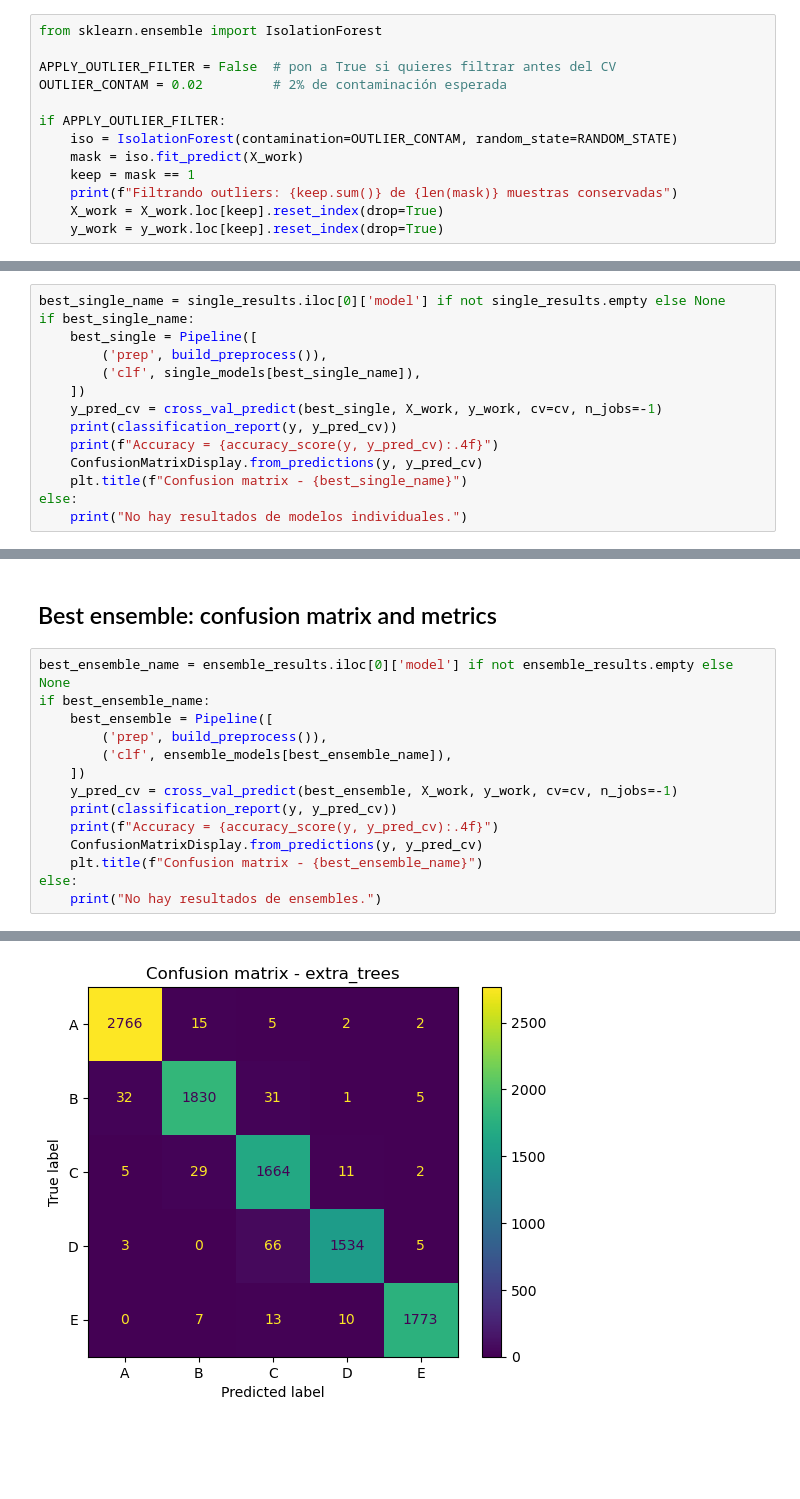
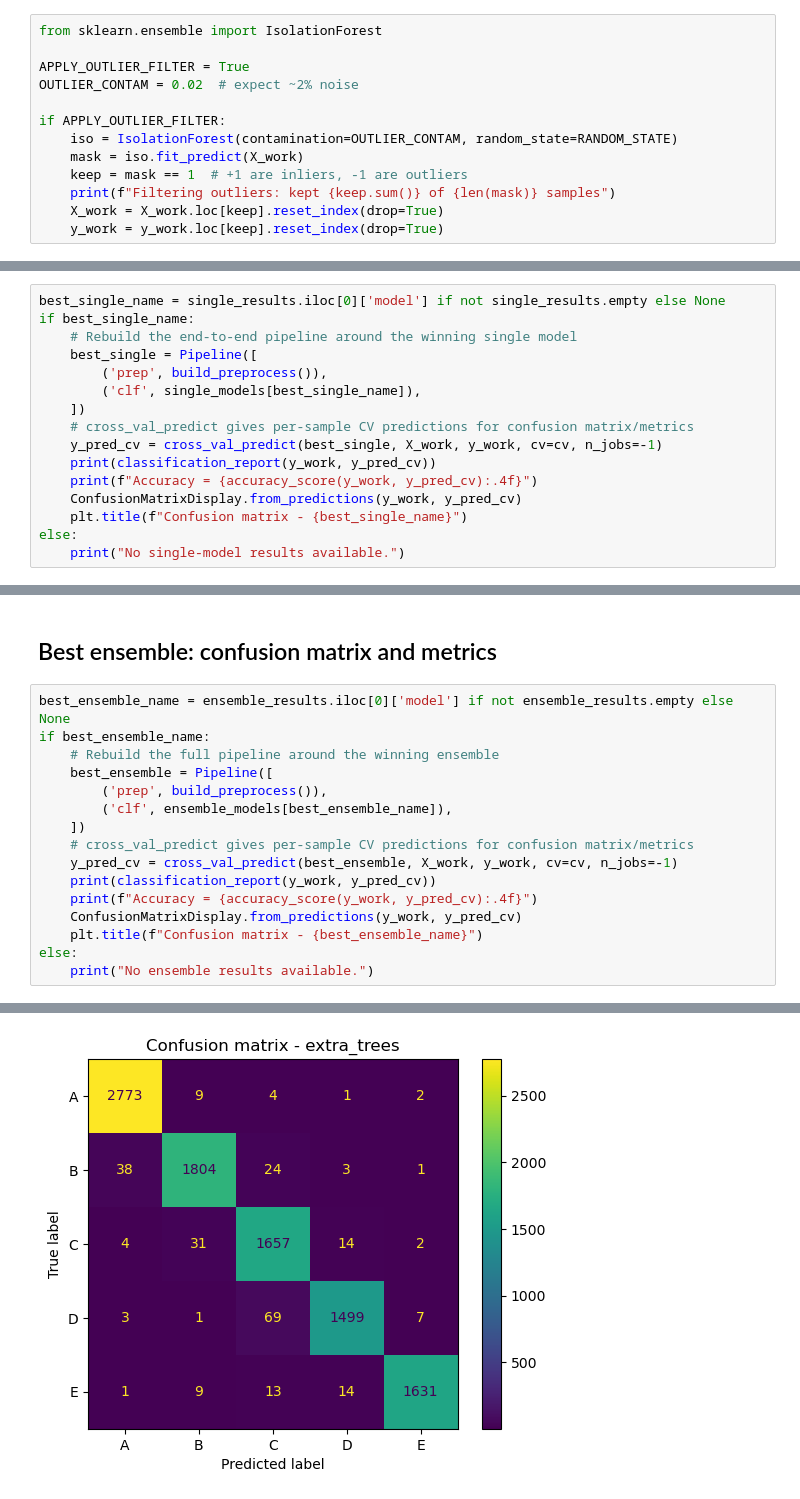
Before and after one commit to AlejandroB10/06-supervised-learning, a Jupyter notebook: ml_lab6.ipynb, the cells around one changed output, grey strips where cells are left out. Drawn from its saved outputs; the diff is of its cells as text; blank space fills up the shorter version.

```diff
--- a/ml_lab6.ipynb
+++ b/ml_lab6.ipynb
@@ -126,13 +126,13 @@ The handout suggests filtering outliers. A light IsolationForest filter is provi
 # %%
 from sklearn.ensemble import IsolationForest
 
-APPLY_OUTLIER_FILTER = False  # pon a True si quieres filtrar antes del CV
-OUTLIER_CONTAM = 0.02         # 2% de contaminación esperada
+APPLY_OUTLIER_FILTER = True
+OUTLIER_CONTAM = 0.02  # expect ~2% noise
 
 if APPLY_OUTLIER_FILTER:
     iso = IsolationForest(contamination=OUTLIER_CONTAM, random_state=RANDOM_STATE)
     mask = iso.fit_predict(X_work)
-    keep = mask == 1
-    print(f"Filtrando outliers: {keep.sum()} de {len(mask)} muestras conservadas")
+    keep = mask == 1  # +1 are inliers, -1 are outliers
+    print(f"Filtering outliers: kept {keep.sum()} of {len(mask)} samples")
     X_work = X_work.loc[keep].reset_index(drop=True)
     y_work = y_work.loc[keep].reset_index(drop=True)
@@ -305,17 +304,19 @@ extra_trees: f1_mean=0.9734 (+/- 0.0031)
 # %%
 best_single_name = single_results.iloc[0]['model'] if not single_results.empty else None
 if best_single_name:
+    # Rebuild the end-to-end pipeline around the winning single model
     best_single = Pipeline([
         ('prep', build_preprocess()),
         ('clf', single_models[best_single_name]),
     ])
+    # cross_val_predict gives per-sample CV predictions for confusion matrix/metrics
     y_pred_cv = cross_val_predict(best_single, X_work, y_work, cv=cv, n_jobs=-1)
-    print(classification_report(y, y_pred_cv))
-    print(f"Accuracy = {accuracy_score(y, y_pred_cv):.4f}")
-    ConfusionMatrixDisplay.from_predictions(y, y_pred_cv)
+    print(classification_report(y_work, y_pred_cv))
+    print(f"Accuracy = {accuracy_score(y_work, y_pred_cv):.4f}")
+    ConfusionMatrixDisplay.from_predictions(y_work, y_pred_cv)
     plt.title(f"Confusion matrix - {best_single_name}")
 else:
-    print("No hay resultados de modelos individuales.")
+    print("No single-model results available.")
 # %% [output]
               precision    recall  f1-score   support
 
@@ -336,17 +337,19 @@ Accuracy = 0.9718
 # %%
 best_ensemble_name = ensemble_results.iloc[0]['model'] if not ensemble_results.empty else None
 if best_ensemble_name:
+    # Rebuild the full pipeline around the winning ensemble
     best_ensemble = Pipeline([
         ('prep', build_preprocess()),
         ('clf', ensemble_models[best_ensemble_name]),
     ])
+    # cross_val_predict gives per-sample CV predictions for confusion matrix/metrics
     y_pred_cv = cross_val_predict(best_ensemble, X_work, y_work, cv=cv, n_jobs=-1)
-    print(classification_report(y, y_pred_cv))
-    print(f"Accuracy = {accuracy_score(y, y_pred_cv):.4f}")
-    ConfusionMatrixDisplay.from_predictions(y, y_pred_cv)
+    print(classification_report(y_work, y_pred_cv))
+    print(f"Accuracy = {accuracy_score(y_work, y_pred_cv):.4f}")
+    ConfusionMatrixDisplay.from_predictions(y_work, y_pred_cv)
     plt.title(f"Confusion matrix - {best_ensemble_name}")
 else:
-    print("No hay resultados de ensembles.")
+    print("No ensemble results available.")
 # %% [output]
               precision    recall  f1-score   support
 
@@ -364,2 +367,2 @@ Accuracy = 0.9751
-[figure, old version]
+[figure, new version]
 # %% [markdown]
```
Also changed, not shown: parts of 19 cells of this notebook, 1 other file.
